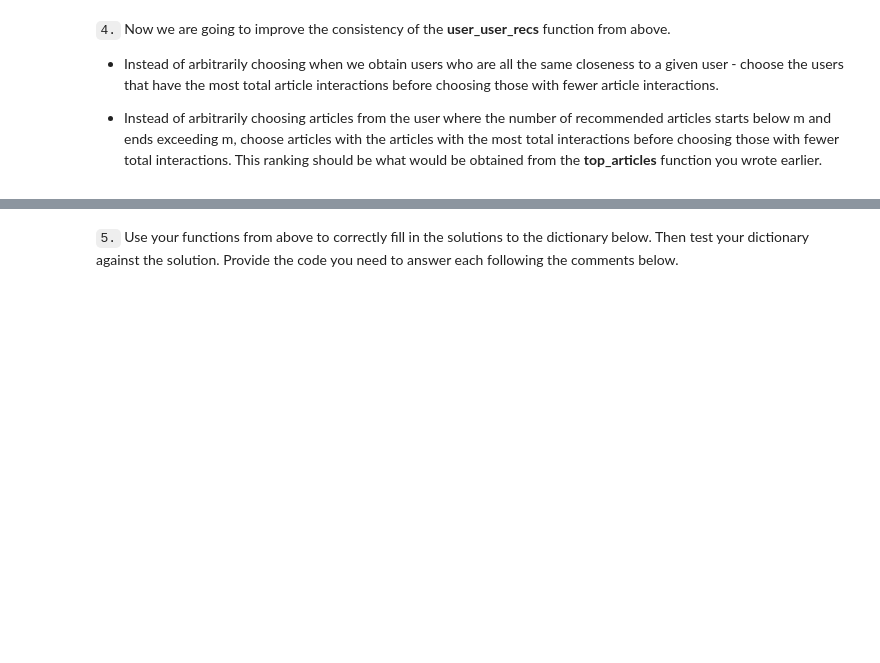
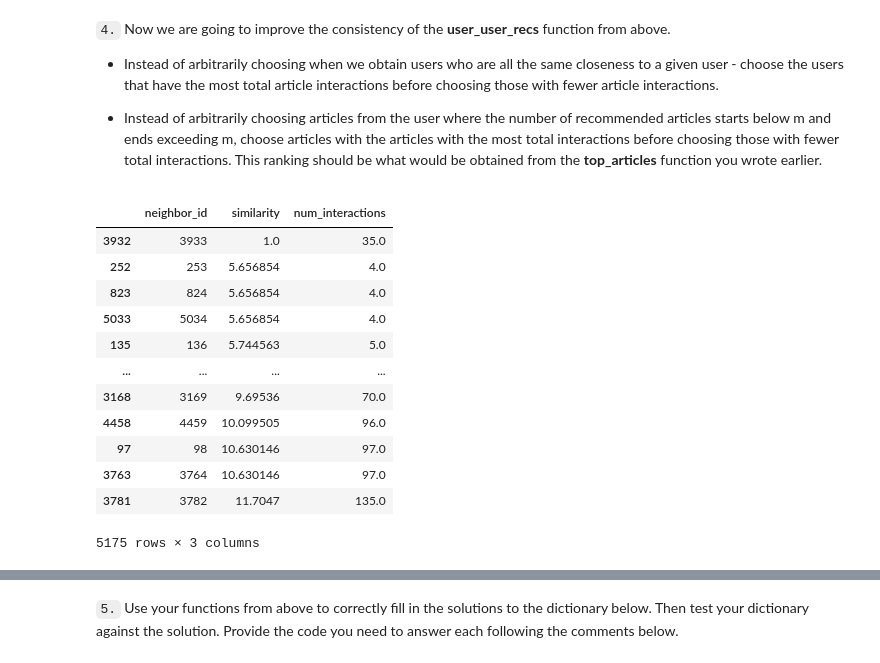
Before and after one commit to AlexWangVT/recommendation_system, a Jupyter notebook: Recommendations_with_IBM.ipynb, the cells around one changed output, grey strips where cells are left out. Drawn from its saved outputs; the diff is of its cells as text; code cells hidden in the pictures; blank space fills up the shorter version.

```diff
--- a/Recommendations_with_IBM.ipynb
+++ b/Recommendations_with_IBM.ipynb
@@ -511,5 +534,21 @@ def user_user_recs_part2(user_id, m=10):
 
     return recs, rec_names
+# %%
+get_top_sorted_users(1, df=df, user_item=user_item)
+# %% [output]
+|  | neighbor_id | similarity | num_interactions |
+| 3932 | 3933 | 1.0 | 35.0 |
+| 252 | 253 | 5.656854 | 4.0 |
+| 823 | 824 | 5.656854 | 4.0 |
+| 5033 | 5034 | 5.656854 | 4.0 |
+| 135 | 136 | 5.744563 | 5.0 |
+| ... | ... | ... | ... |
+| 3168 | 3169 | 9.69536 | 70.0 |
+| 4458 | 4459 | 10.099505 | 96.0 |
+| 97 | 98 | 10.630146 | 97.0 |
+| 3763 | 3764 | 10.630146 | 97.0 |
+| 3781 | 3782 | 11.7047 | 135.0 |
+5175 rows × 3 columns
 # %%
 # Quick spot check - don't change this code - just use it to test your functions
 rec_ids, rec_names = user_user_recs_part2(20, 10)
```
Also changed, not shown: parts of 6 cells of this notebook.
